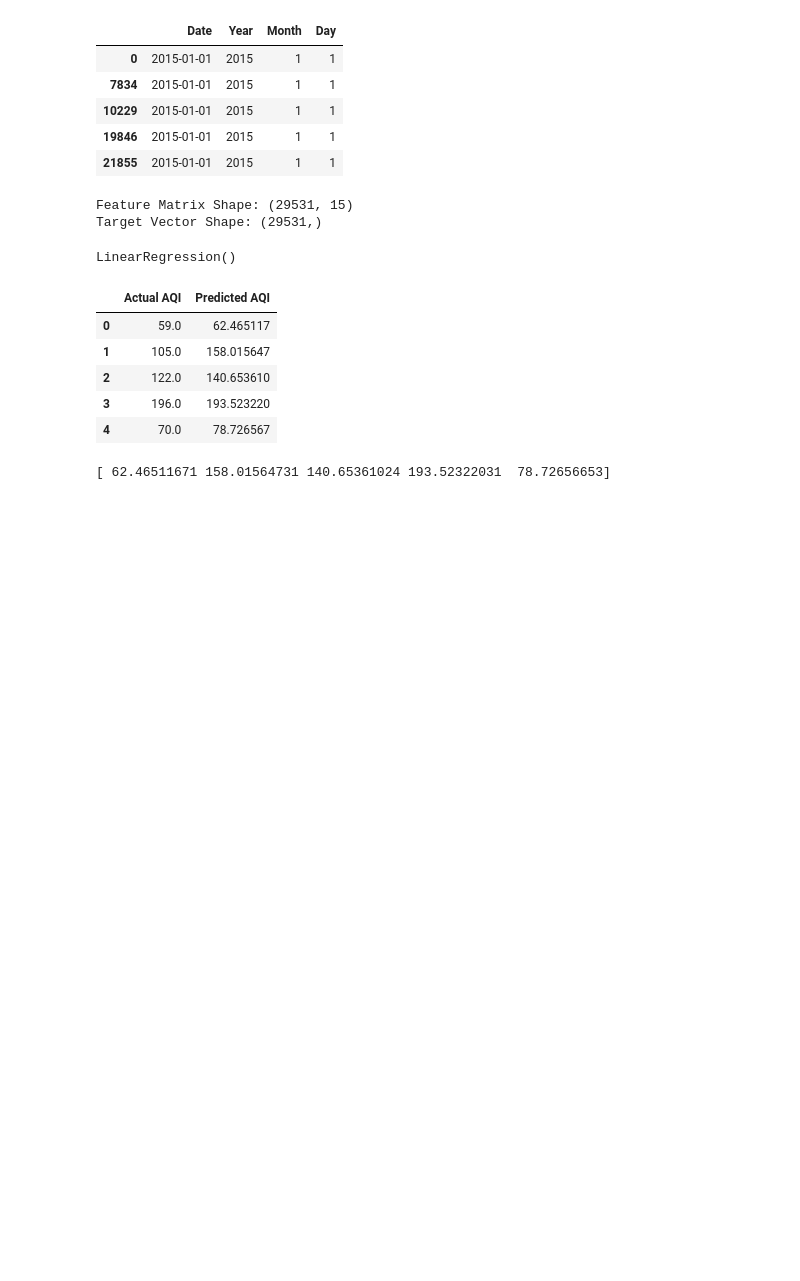
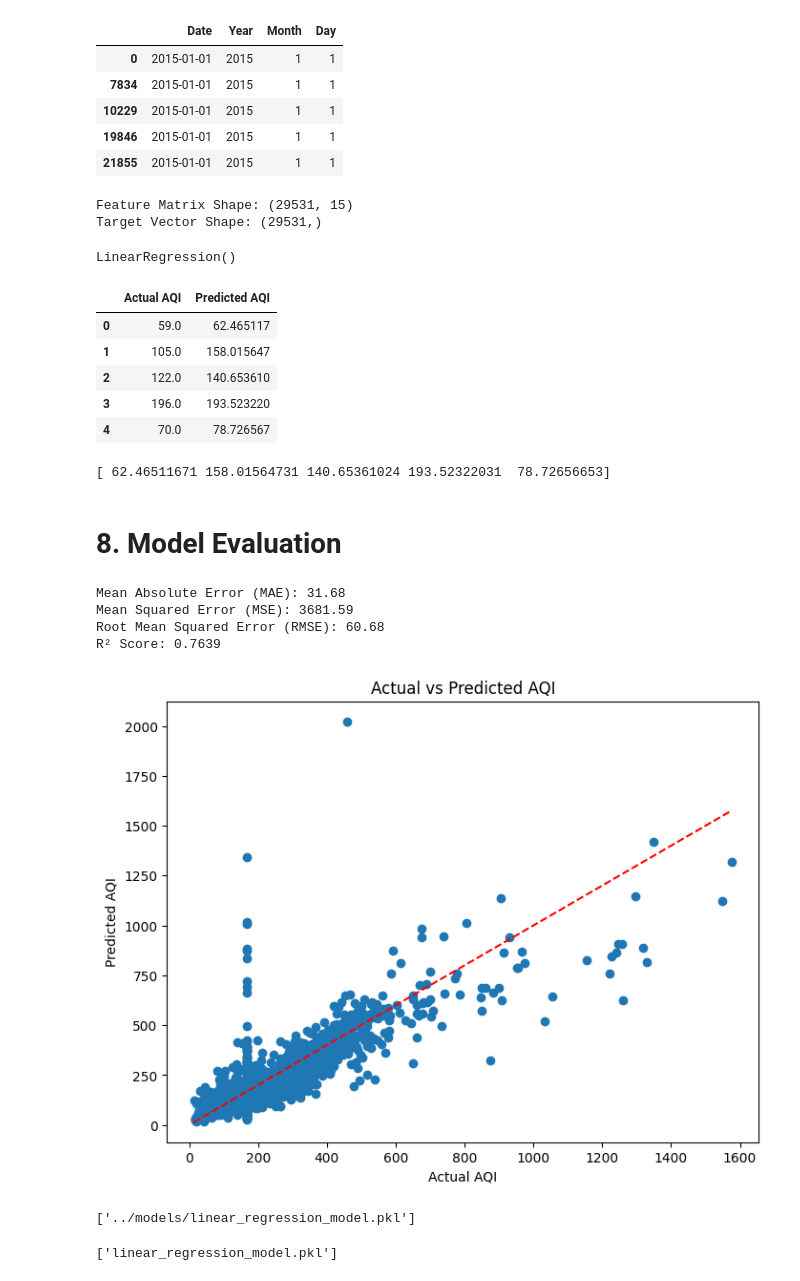
Before and after one commit to nikunjdixit-ai/-Air-AQI-Prediction, a Jupyter notebook: notebook/aqi_pipeline.ipynb, the cells around one changed output. Cells and saved outputs as stored; diff of their text form; code cells hidden in the pictures; blank space fills up the shorter version.

Commit message:
feat: evaluate and save linear regression model

```diff
--- a/notebook/aqi_pipeline.ipynb
+++ b/notebook/aqi_pipeline.ipynb
@@ -430,3 +430,5 @@ y_pred = model.predict(X_test)
 print(y_pred[:5])
 # %% [output]
 [ 62.46511671 158.01564731 140.65361024 193.52322031  78.72656653]
+# %% [markdown]
+# 8. Model Evaluation
@@ -432,0 +446,41 @@ print(y_pred[:5])
+# %%
+print(f"Mean Absolute Error (MAE): {mae:.2f}")
+print(f"Mean Squared Error (MSE): {mse:.2f}")
+print(f"Root Mean Squared Error (RMSE): {rmse:.2f}")
+print(f"R² Score: {r2:.4f}")
+# %% [output]
+Mean Absolute Error (MAE): 31.68
+Mean Squared Error (MSE): 3681.59
+Root Mean Squared Error (RMSE): 60.68
+R² Score: 0.7639
+# %%
+import matplotlib.pyplot as plt
+
+plt.figure(figsize=(8,6))
+plt.scatter(y_test, y_pred)
+
+plt.xlabel("Actual AQI")
+plt.ylabel("Predicted AQI")
+plt.title("Actual vs Predicted AQI")
+
+plt.plot(
+    [y_test.min(), y_test.max()],
+    [y_test.min(), y_test.max()],
+    "r--"
+)
+
+plt.show()
+# %% [output]
+[figure, added]
+# %%
+import joblib
+
+joblib.dump(model, "../models/linear_regression_model.pkl")
+# %% [output]
+['../models/linear_regression_model.pkl']
+# %%
+import os
+
+os.listdir("../models")
+# %% [output]
+['linear_regression_model.pkl']
```
Also changed, not shown: parts of 2 cells of this notebook, 1 other file.
